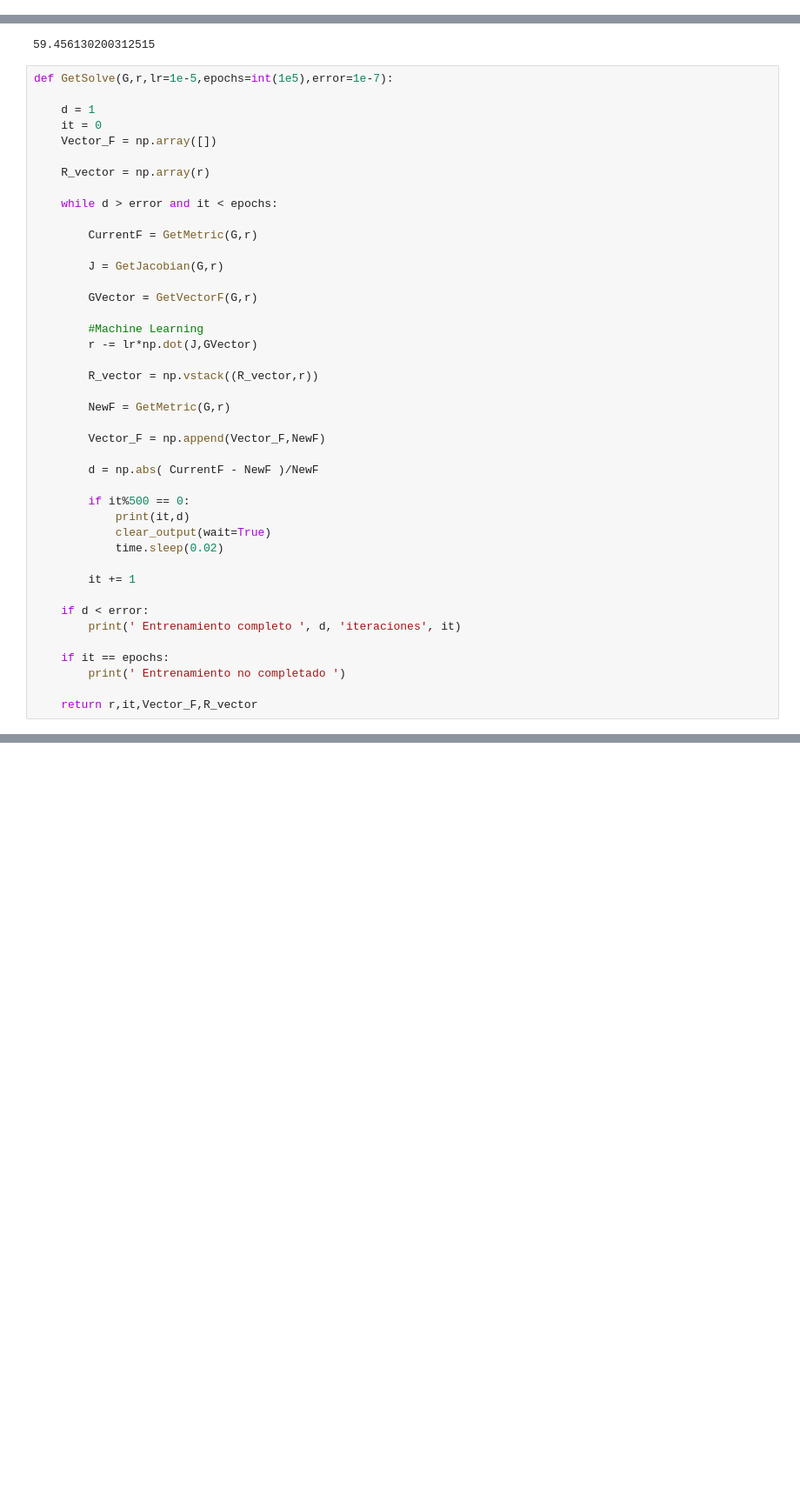
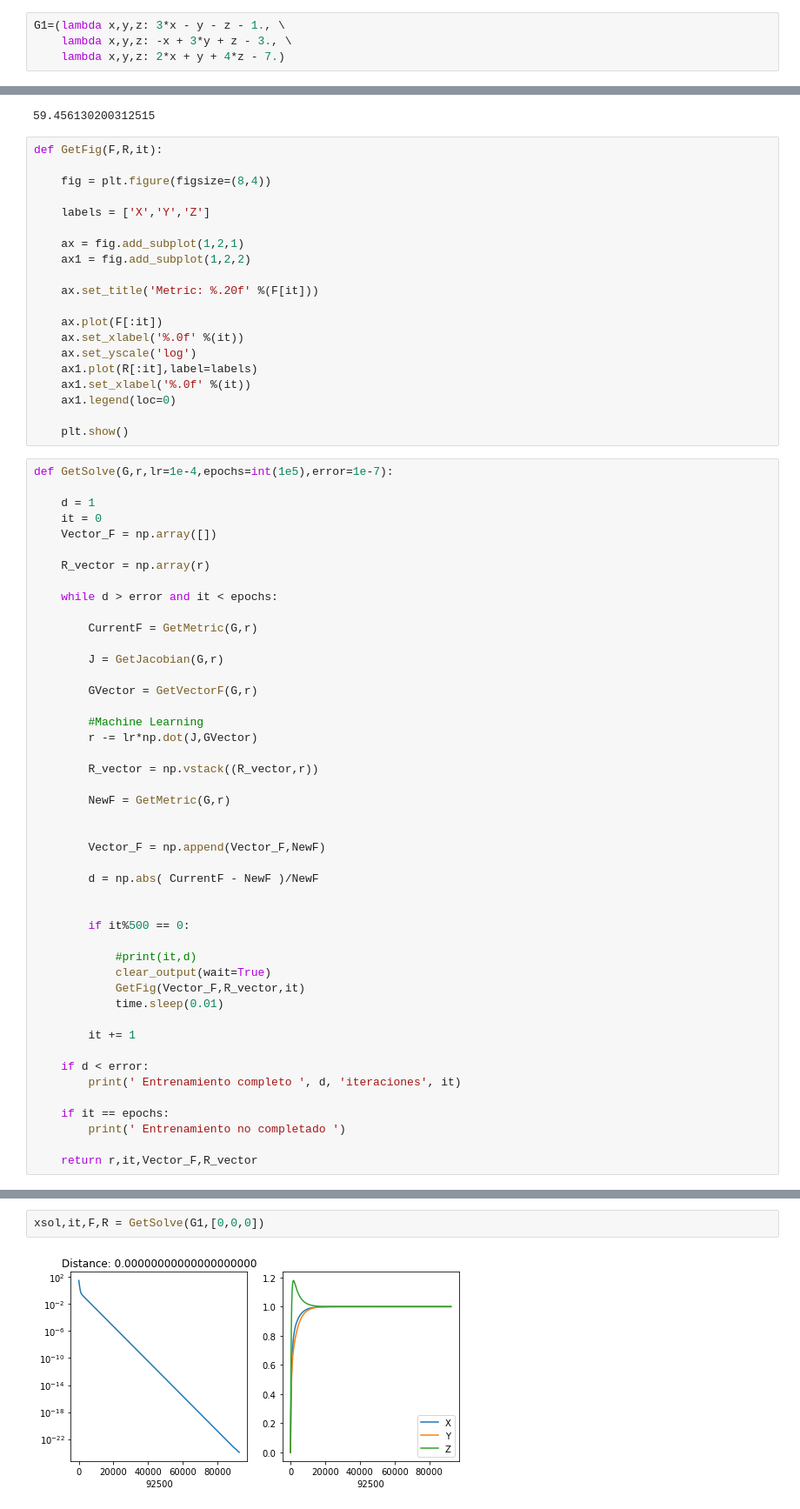
Before and after one commit to mariaalaimo/MetodosComputacionales20222, a Jupyter notebook: Week7/GradientDescentNolineal.ipynb, the cells around one changed output, grey strips where cells are left out. Shown at 87% size. Drawn from its saved outputs; the diff is of its cells as text; blank space fills up the shorter version.

```diff
--- a/Week7/GradientDescentNolineal.ipynb
+++ b/Week7/GradientDescentNolineal.ipynb
@@ -8,5 +8,9 @@ import time
 G=(lambda x,y,z: 3*x - np.cos(y*z) - 1.5, \
    lambda x,y,z: 4*x**2 - 625*y**2 + 2*y -1, \
    lambda x,y,z: np.exp(-x*y) + 20*z + 9.471975 )
+# %%
+G1=(lambda x,y,z: 3*x - y - z - 1., \
+    lambda x,y,z: -x + 3*y + z - 3., \
+    lambda x,y,z: 2*x + y + 4*z - 7.)
 # %%
 for i in range(3):
@@ -47,8 +51,28 @@ def GetMetric(G,r):
 GetMetric(G,[1,0,0])
 # %% [output]
 59.456130200312515
+# %%
+def GetFig(F,R,it):
+
+    fig = plt.figure(figsize=(8,4))
+
+    labels = ['X','Y','Z']
+
+    ax = fig.add_subplot(1,2,1)
+    ax1 = fig.add_subplot(1,2,2)
+
+    ax.set_title('Metric: %.20f' %(F[it]))
+
+    ax.plot(F[:it])
+    ax.set_xlabel('%.0f' %(it))
+    ax.set_yscale('log')
+    ax1.plot(R[:it],label=labels)
+    ax1.set_xlabel('%.0f' %(it))
+    ax1.legend(loc=0)
+
+    plt.show()
 # %%
-def GetSolve(G,r,lr=1e-5,epochs=int(1e5),error=1e-7):
+def GetSolve(G,r,lr=1e-4,epochs=int(1e5),error=1e-7):
 
     d = 1
     it = 0
@@ -71,14 +95,18 @@ def GetSolve(G,r,lr=1e-5,epochs=int(1e5),error=1e-7):
 
         NewF = GetMetric(G,r)
 
+
         Vector_F = np.append(Vector_F,NewF)
 
         d = np.abs( CurrentF - NewF )/NewF
 
+
         if it%500 == 0:
-            print(it,d)
+
+            #print(it,d)
             clear_output(wait=True)
-            time.sleep(0.02)
+            GetFig(Vector_F,R_vector,it)
+            time.sleep(0.01)
 
         it += 1
 
@@ -95,0 +129,4 @@ xsol,it,F,R = GetSolve(G,[0,0,0])
+# %%
+xsol,it,F,R = GetSolve(G1,[0,0,0])
+# %% [output]
+[figure, added]
```
Also changed, not shown: parts of 7 cells of this notebook.
